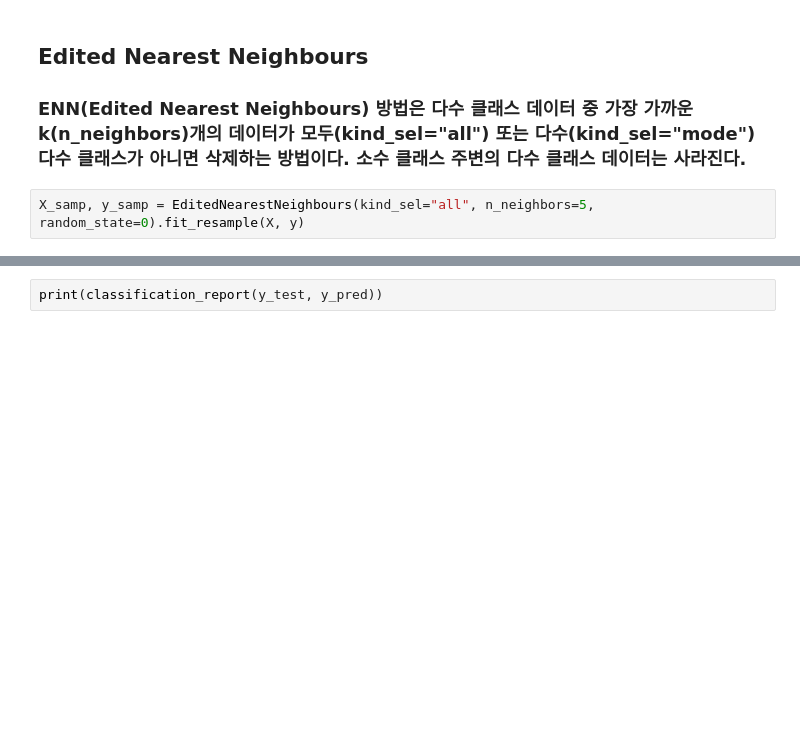
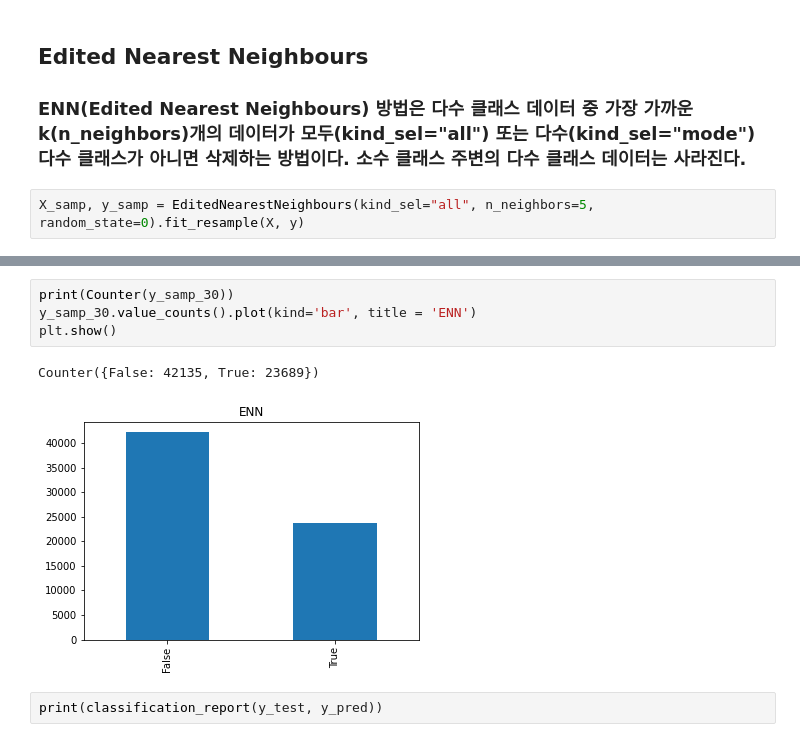
Before and after one commit to noseaj/mimiciv-High-blood-pressure, a Jupyter notebook: modeling/under_over_sampling.ipynb, the cells around one changed output, grey strips where cells are left out. Saved outputs shown, nothing was run; the diff lists cells and outputs as text; blank space fills up the shorter version.

```diff
--- a/modeling/under_over_sampling.ipynb
+++ b/modeling/under_over_sampling.ipynb
@@ -77,3 +94,10 @@ X_samp, y_samp = EditedNearestNeighbours(kind_sel="all", n_neighbors=5, random_s
+# %%
+print(Counter(y_samp_30))
+y_samp_30.value_counts().plot(kind='bar', title = 'ENN')
+plt.show()
+# %% [output]
+Counter({False: 42135, True: 23689})
+[figure, added]
 # %%
 print(classification_report(y_test, y_pred))
 # %% [markdown]
```
Also changed, not shown: parts of 14 cells of this notebook.
